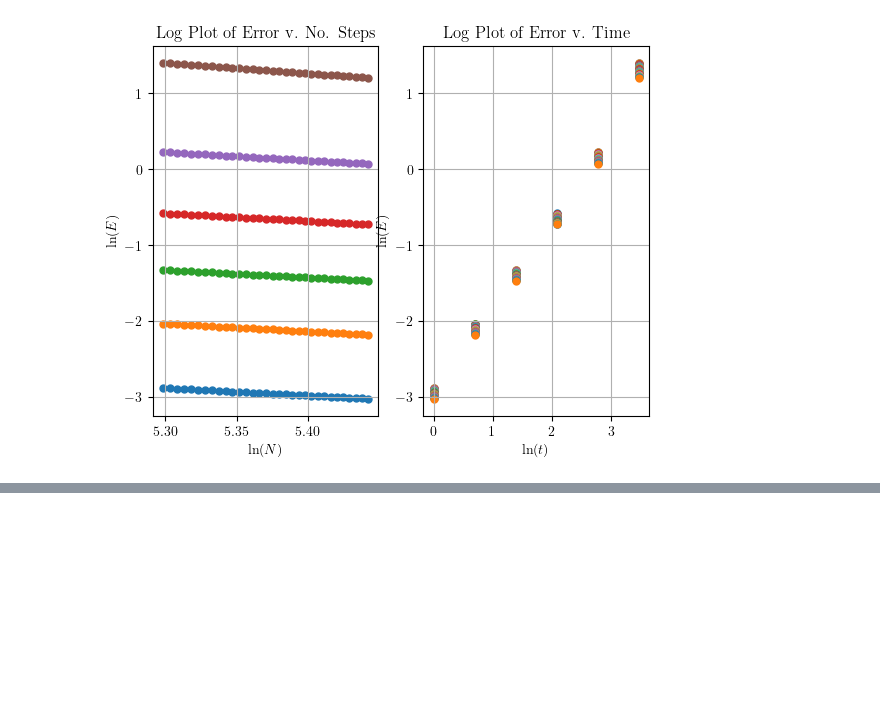
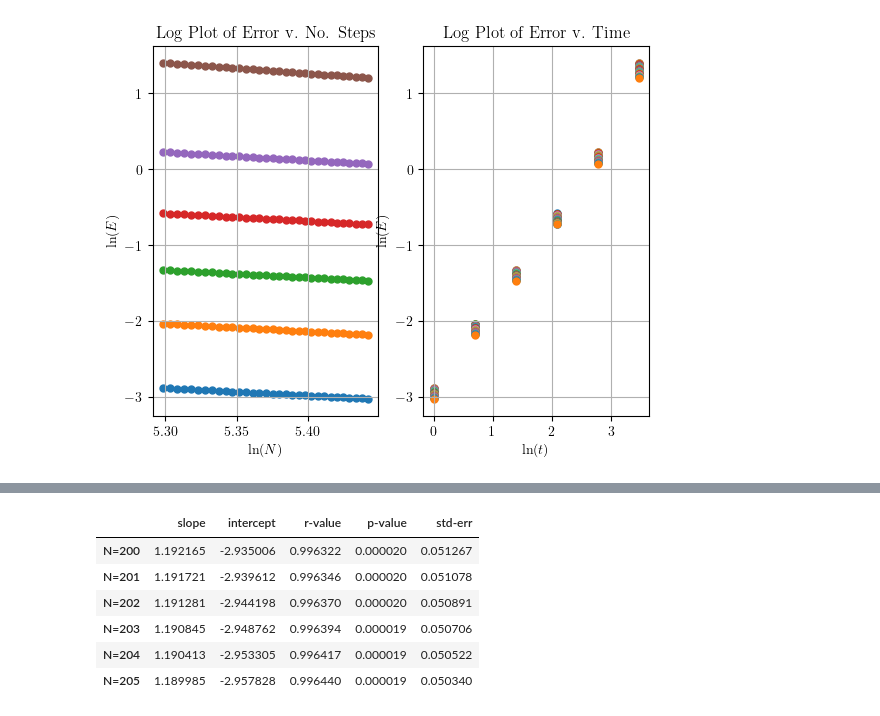
Before and after one commit to DiegoHerrera262/Thesis2020, a Jupyter notebook: PyHeisenberg/Benchmarking.ipynb, the cells around one changed output, grey strips where cells are left out. Saved outputs shown, nothing was run; the diff lists cells and outputs as text; code cells hidden in the pictures; blank space fills up the shorter version.

```diff
--- a/PyHeisenberg/Benchmarking.ipynb
+++ b/PyHeisenberg/Benchmarking.ipynb
@@ -380,0 +433,25 @@ Tested initial states:
+# %%
+timesLinregress = [
+    [
+        item
+        for item in linregress(
+            np.log(times),
+            np.log(sim[:, idx])
+        )
+    ]
+    for idx in range(len(STEPS))
+]
+timesDf = pd.DataFrame(
+    data=timesLinregress,
+    index=timeRows,
+    columns=columns
+)
+display(timesDf.head(6))
+# %% [output]
+|  | slope | intercept | r-value | p-value | std-err |
+| N=200 | 1.192165 | -2.935006 | 0.996322 | 0.000020 | 0.051267 |
+| N=201 | 1.191721 | -2.939612 | 0.996346 | 0.000020 | 0.051078 |
+| N=202 | 1.191281 | -2.944198 | 0.996370 | 0.000020 | 0.050891 |
+| N=203 | 1.190845 | -2.948762 | 0.996394 | 0.000019 | 0.050706 |
+| N=204 | 1.190413 | -2.953305 | 0.996417 | 0.000019 | 0.050522 |
+| N=205 | 1.189985 | -2.957828 | 0.996440 | 0.000019 | 0.050340 |
```
Also changed, not shown: parts of 22 cells of this notebook, 1 other file.
